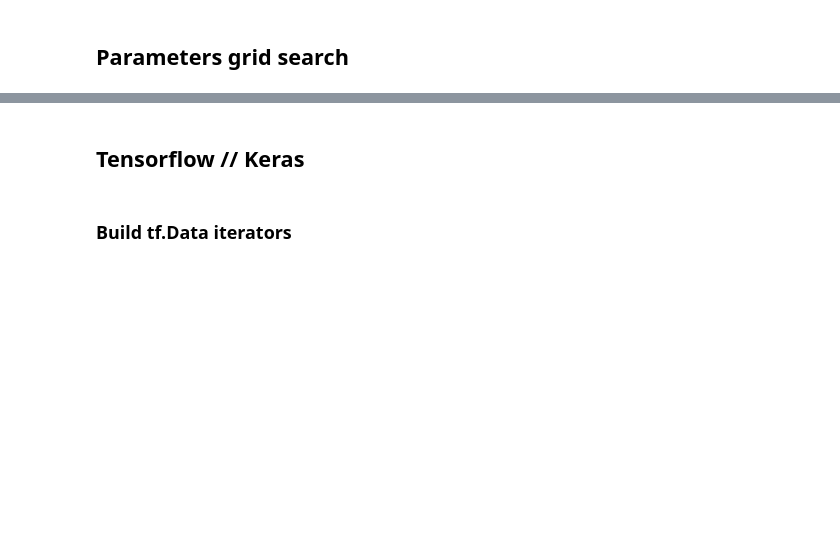
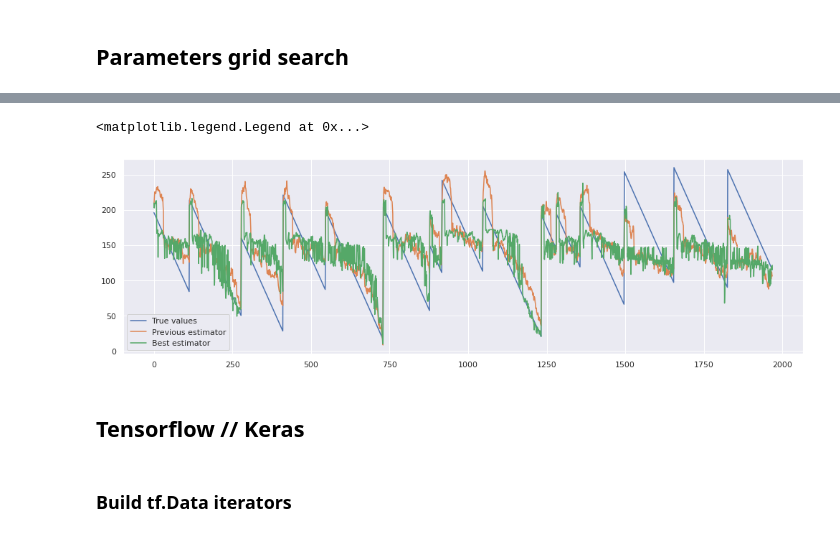
Before and after one commit to lucianolorenti/ceruleo, a Jupyter notebook: docs/models/Models.ipynb, the cells around one changed output, grey strips where cells are left out. Drawn from its saved outputs; the diff is of its cells as text; code cells hidden in the pictures; blank space fills up the shorter version.

```diff
--- a/docs/models/Models.ipynb
+++ b/docs/models/Models.ipynb
@@ -144,3 +137,13 @@ NameError: name 'dataset' is not defined
+# %%
+fig, ax = plt.subplots(figsize=(17, 5))
+ax.plot(regressor.ts_window_transformer.true_values(test_dataset), label='True values')
+ax.plot(regressor.predict(test_dataset), label='Previous estimator')
+
+ax.plot(grid_search.best_estimator_.predict(test_dataset), label='Best estimator')
+ax.legend()
+# %% [output]
+<matplotlib.legend.Legend at 0x...>
+[figure, added]
 # %% [markdown]
 ## Tensorflow // Keras
 # %% [markdown]
```
Also changed, not shown: parts of 19 cells of this notebook, 13 other files.
